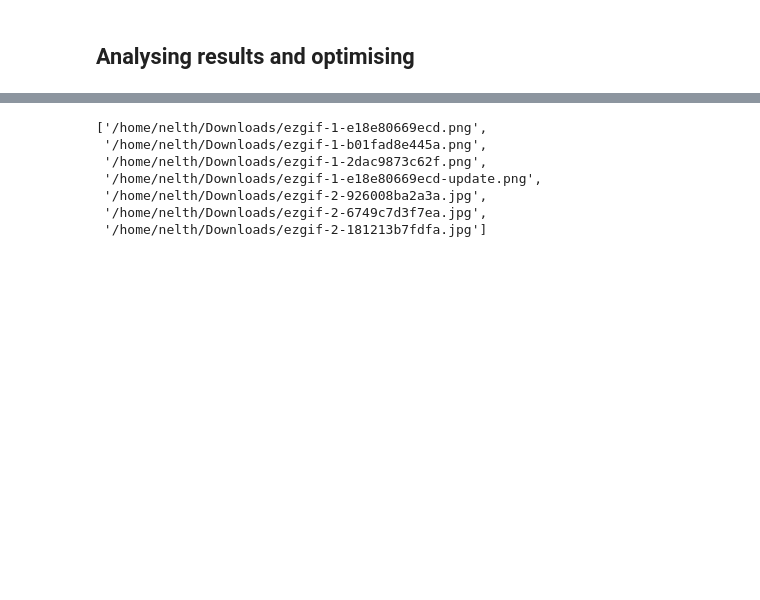
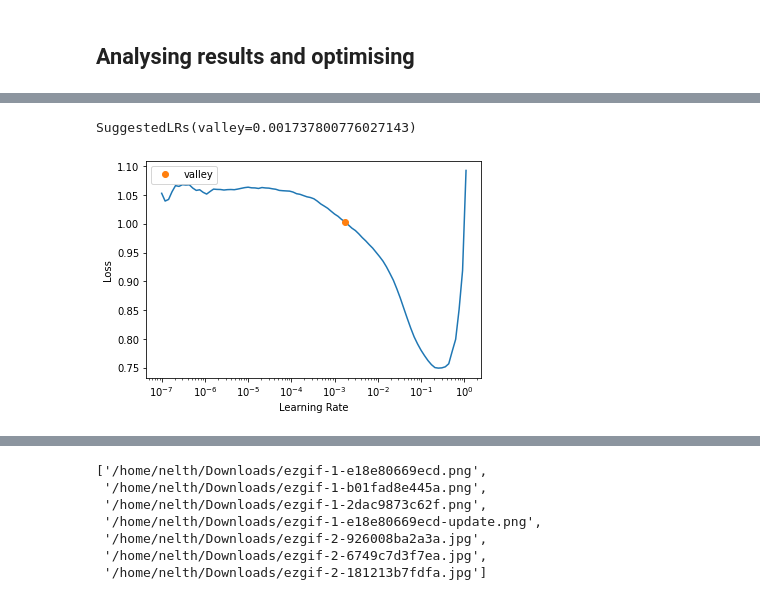
Before and after one commit to florent-haffner/datascience-playground, a Jupyter notebook: notebooks/fastai - multilabel classification.ipynb, the cells around one changed output, grey strips where cells are left out. Cells and saved outputs as stored; diff of their text form; code cells hidden in the pictures; blank space fills up the shorter version.

```diff
--- a/notebooks/fastai - multilabel classification.ipynb
+++ b/notebooks/fastai - multilabel classification.ipynb
@@ -125,0 +126,5 @@ learn.predict(path/'train/000005.jpg')
+# %%
+learn = cnn_learner(dls, resnet50, metrics=partial(accuracy_multi, thresh=0.5))
+# %%
+learn.lr_find()
+# %% [output]
@@ -125,0 +132,2 @@ learn.predict(path/'train/000005.jpg')
+SuggestedLRs(valley=0.001737800776027143)
+[figure, added]
```
Also changed, not shown: parts of 14 cells of this notebook.
